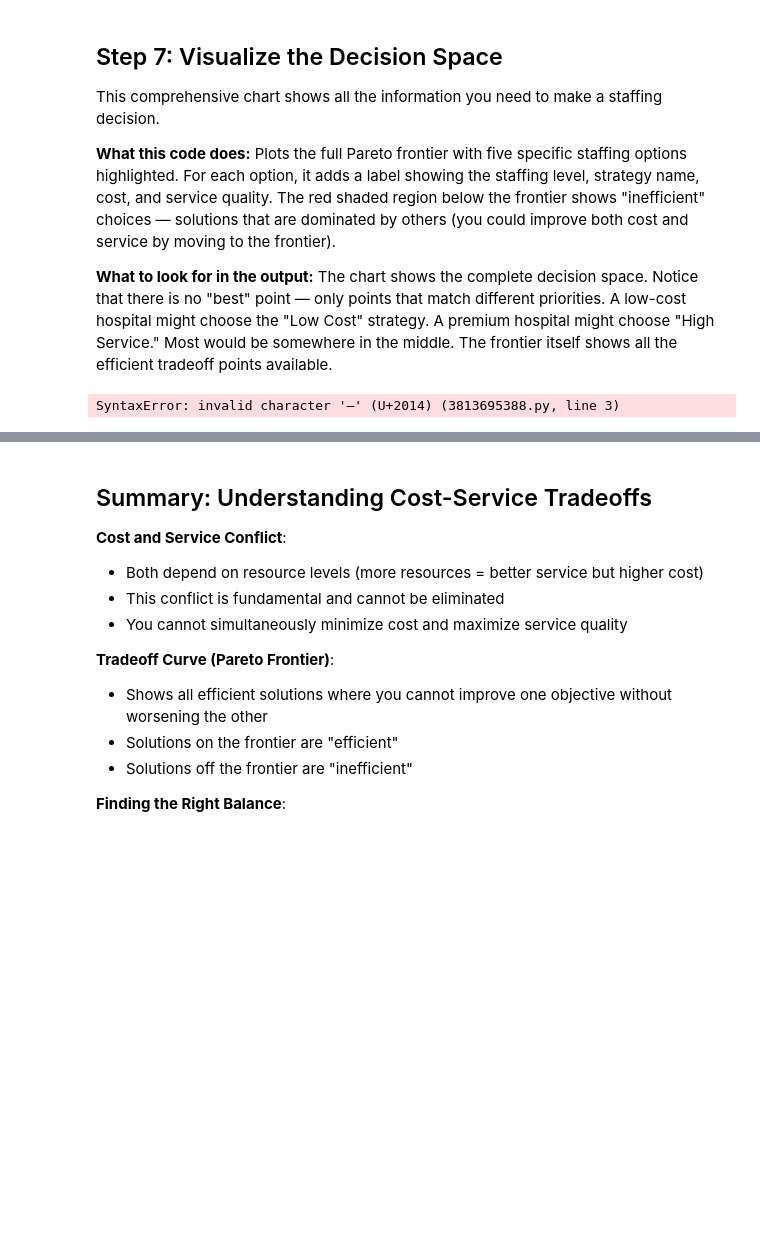
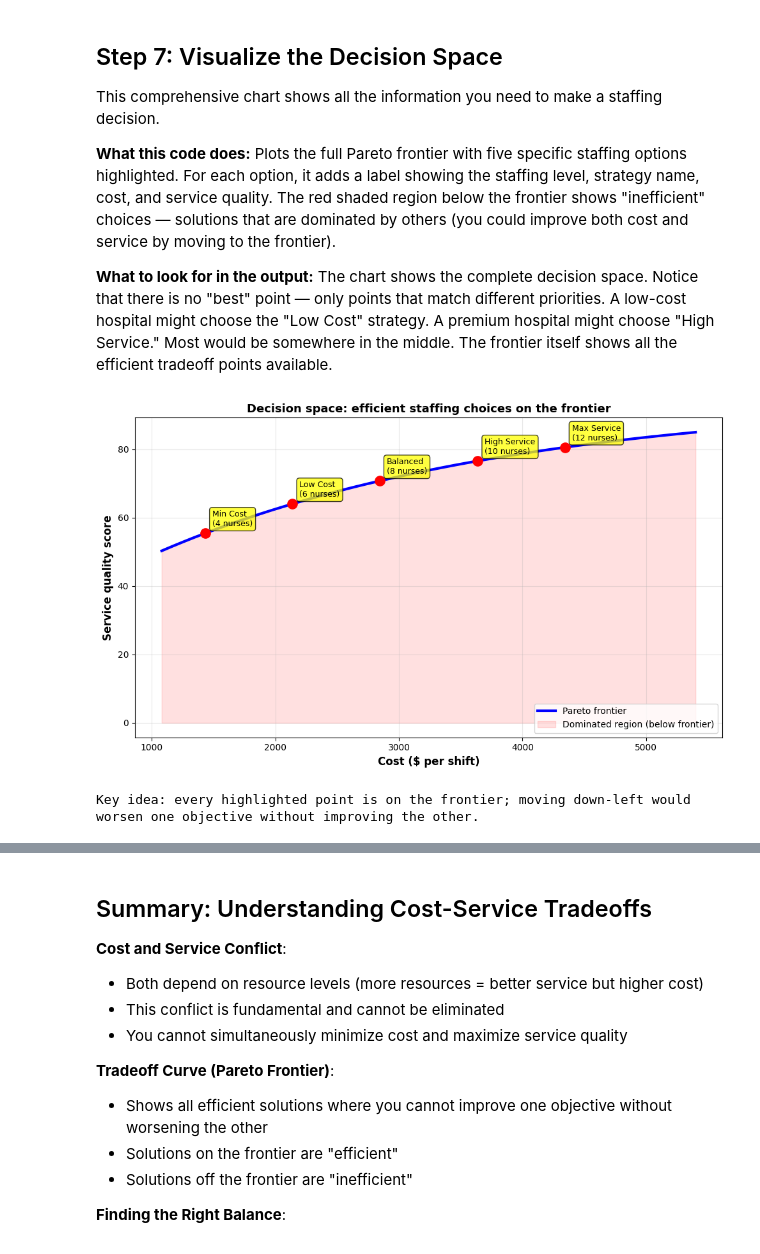
Before and after one commit to scottalanturner/prescriptive-analytics, a Jupyter notebook: Lesson09/lesson09_concept03_cost_vs_service_tradeoffs.ipynb, the cells around one changed output, grey strips where cells are left out. Cells and saved outputs as stored; diff of their text form; code cells hidden in the pictures; blank space fills up the shorter version.

Commit message:
Lesson 9 additions for solver() examples

```diff
--- a/Lesson09/lesson09_concept03_cost_vs_service_tradeoffs.ipynb
+++ b/Lesson09/lesson09_concept03_cost_vs_service_tradeoffs.ipynb
@@ -321,20 +320,46 @@ This comprehensive chart shows all the information you need to make a staffing d
 **What this code does:** Plots the full Pareto frontier with five specific staffing options highlighted. For each option, it adds a label showing the staffing level, strategy name, cost, and service quality. The red shaded region below the frontier shows "inefficient" choices — solutions that are dominated by others (you could improve both cost and service by moving to the frontier).
 
 **What to look for in the output:** The chart shows the complete decision space. Notice that there is no "best" point — only points that match different priorities. A low-cost hospital might choose the "Low Cost" strategy. A premium hospital might choose "High Service." Most would be somewhere in the middle. The frontier itself shows all the efficient tradeoff points available.
-# %%
-## Conclusion: Understanding Cost-Service Tradeoffs
-
-In this notebook, you saw that **cost and service quality are fundamentally in tension** — you cannot simultaneously minimize cost and maximize service.
-
-**Key Takeaways**:
-1. **The Pareto frontier shows all efficient tradeoff points** — every solution on the frontier is defensible because improving one objective requires sacrificing the other.
-2. **Diminishing returns matter** — the first few nurses add huge value, but each additional nurse adds less benefit. This affects how much it costs to move between staffing levels.
-3. **Service targets have real costs** — setting ambitious service quality targets can be very expensive. Organizations must balance customer expectations with budget constraints.
-4. **The "best" staffing level depends on priorities** — there is no single correct answer. A cost-focused hospital makes different choices than a premium-service hospital. Both are valid, depending on their strategy and context.
-
-**Why This Matters in Practice**:
-- When management asks, "Can we improve service without increasing cost?" the answer is usually no. Tradeoff curves show this clearly.
-- When stakeholders disagree on priorities, showing the Pareto frontier helps frame the conversation: not "what's optimal?" but "which tradeoff point matches our priorities?"
-- Real scheduling decisions must balance multiple competing goals. Understanding tradeoffs helps you make explicit choices rather than implicit ones.
-# %% [output]
-SyntaxError: invalid character '—' (U+2014) (3813695388.py, line 3)
+# %%
+# Step 7: Visualize the decision space (same data as Steps 4-6)
+fig, ax = plt.subplots(figsize=(10, 6))
+
+ax.plot(tradeoff_df['Cost'], tradeoff_df['Service_Quality'], 'b-', linewidth=3, label='Pareto frontier')
+
+solutions_to_compare = [4, 6, 8, 10, 12]
+strategy_labels = ['Min Cost', 'Low Cost', 'Balanced', 'High Service', 'Max Service']
+
+for staff, lab in zip(solutions_to_compare, strategy_labels):
+    idx = int(np.argmin(np.abs(tradeoff_df['Staffing_Level'] - staff)))
+    c = tradeoff_df.iloc[idx]['Cost']
+    q = tradeoff_df.iloc[idx]['Service_Quality']
+    ax.plot(c, q, 'ro', markersize=11)
+    ax.annotate(
+        f'{lab}\n({int(staff)} nurses)',
+        (c, q),
+        xytext=(8, 8),
+        textcoords='offset points',
+        fontsize=9,
+        bbox=dict(boxstyle='round,pad=0.35', facecolor='yellow', alpha=0.75),
+    )
+
+ax.fill_between(
+    tradeoff_df['Cost'],
+    0,
+    tradeoff_df['Service_Quality'],
+    alpha=0.12,
+    color='red',
+    label='Dominated region (below frontier)',
+)
+ax.set_xlabel('Cost ($ per shift)', fontsize=12, fontweight='bold')
+ax.set_ylabel('Service quality score', fontsize=12, fontweight='bold')
+ax.set_title('Decision space: efficient staffing choices on the frontier', fontweight='bold', fontsize=13)
+ax.grid(True, alpha=0.3)
+ax.legend(loc='lower right', fontsize=10)
+plt.tight_layout()
+plt.show()
+
+print("Key idea: every highlighted point is on the frontier; moving down-left would worsen one objective without improving the other.")
+# %% [output]
+[figure, added]
+Key idea: every highlighted point is on the frontier; moving down-left would worsen one objective without improving the other.
```
Also changed, not shown: parts of 6 cells of this notebook, 9 other files.
